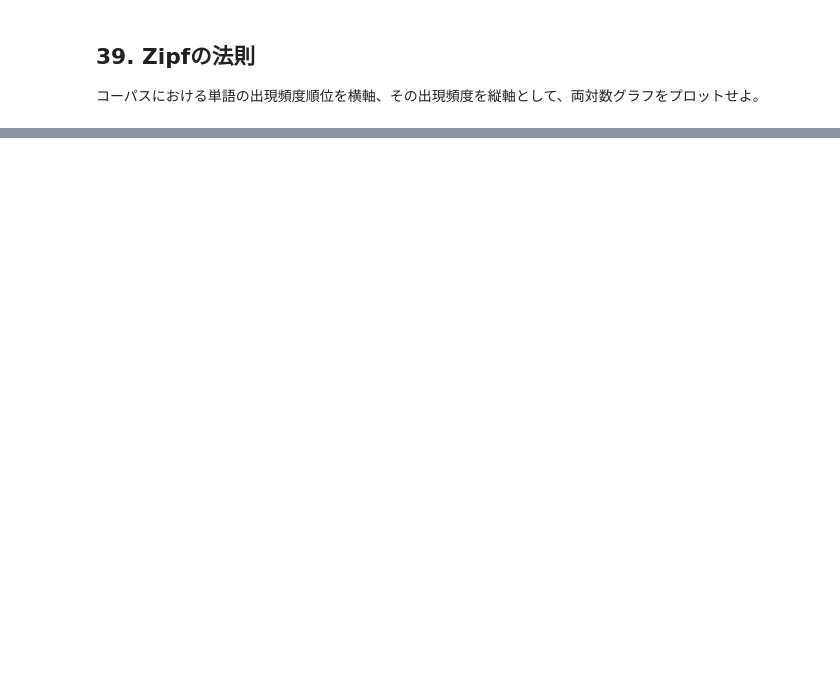
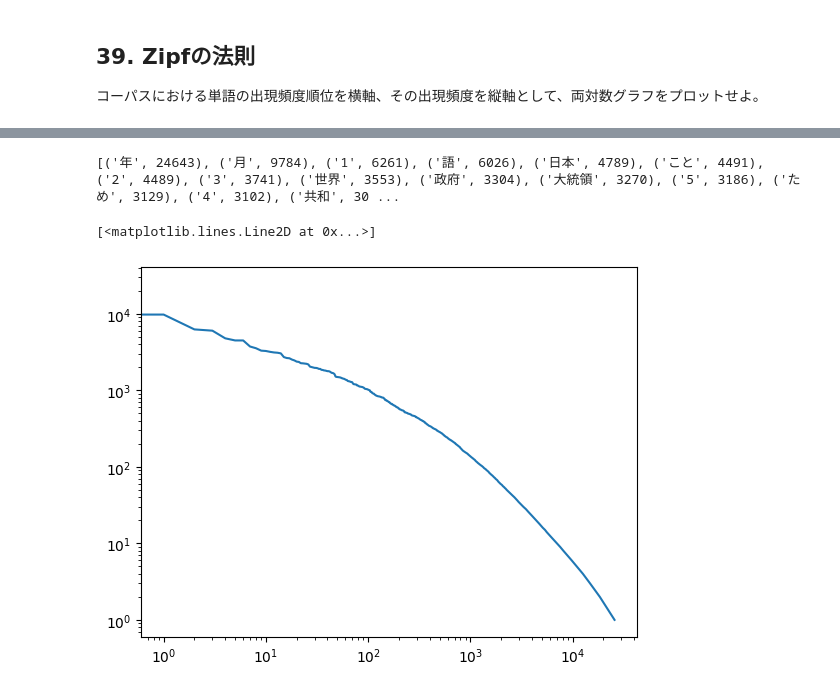
Before and after one commit to enzoyoshio/Kagoshima-daigaku-nlp-100, a Jupyter notebook: chapter4/nlp100knock.ipynb, the cells around one changed output, grey strips where cells are left out. Saved outputs shown, nothing was run; the diff lists cells and outputs as text; code cells hidden in the pictures; blank space fills up the shorter version.

```diff
--- a/chapter4/nlp100knock.ipynb
+++ b/chapter4/nlp100knock.ipynb
@@ -360,0 +422,13 @@ for d in data:
+# %%
+import math
+
+target_document_country = "日本"
+IDF = {}
+for k,v in doc_word_counter[target_document_country].items():
+  IDF[k] = math.log((1+len(data))/len(doc_frequency[k]))
+IDF_sorted = sorted(IDF.items(), key=lambda x:x[1], reverse=True)
+
+TF_IDF = {}
+for k,v in doc_word_counter[target_document_country].items():
+  TF_IDF[k] = v * IDF[k]
+TF_IDF_sorted = sorted(TF_IDF.items(), key=lambda x:x[1], reverse=True)
@@ -363,0 +460,35 @@ for d in data:
+# %%
+import MeCab
+from collections import Counter
+
+tagger = MeCab.Tagger()
+word_list = []
+for d in data:
+  for k, v in d.items():
+    if k == "title": continue
+    nodes = tagger.parseToNode(v)
+    while nodes:
+      if nodes.feature.split(',')[0] == '名詞': # lista de substantivos
+        word_list.append(nodes.surface)  #表層系
+      nodes = nodes.next  #次のノード
+print(Counter(word_list).most_common(20))
+# %% [output]
+[('年', 24643), ('月', 9784), ('1', 6261), ('語', 6026), ('日本', 4789), ('こと', 4491), ('2', 4489), ('3', 3741), ('世界', 3553), ('政府', 3304), ('大統領', 3270), ('5', 3186), ('ため', 3129), ('4', 3102), ('共和', 30 ...
+# %%
+prev_count = 0
+rank = 1
+x = []
+y = []
+counter_sorted = Counter(word_list).most_common()
+for i, (k,v) in enumerate(counter_sorted):
+  if prev_count != v:
+    rank = i
+  prev_count = v
+  x.append(rank)
+  y.append(v)
+# %%
+import matplotlib.pyplot as plt
+plt.loglog(x,y)
+# %% [output]
+[<matplotlib.lines.Line2D at 0x...>]
+[figure, added]
```
Also changed, not shown: parts of 11 cells of this notebook.
